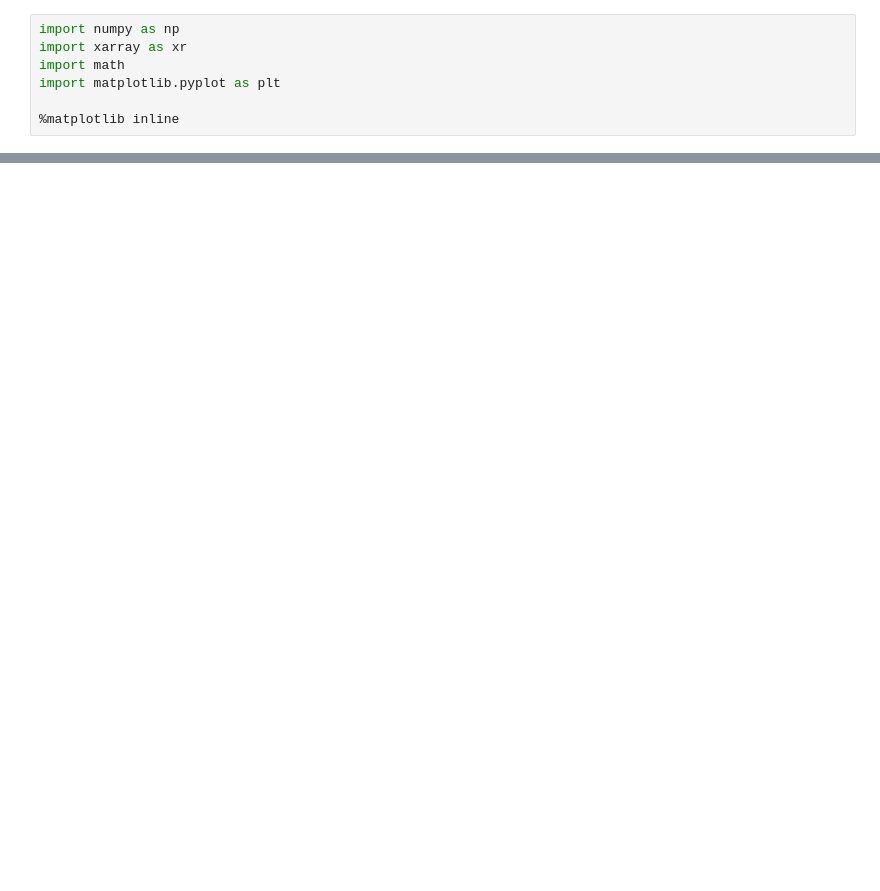
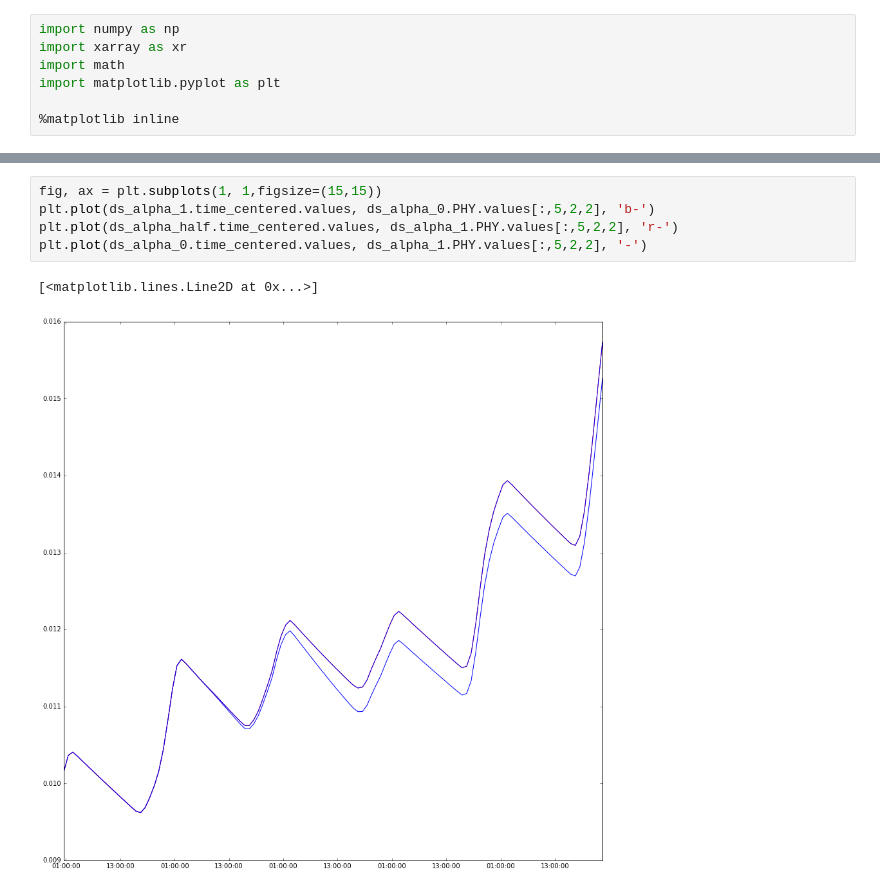
Before and after one commit to SalishSeaCast/analysis-james, a Jupyter notebook: notebooks/mesozoo_alpha_sensitivity.ipynb, the cells around one changed output, grey strips where cells are left out. Cells and saved outputs as stored; diff of their text form; blank space fills up the shorter version.

```diff
--- a/notebooks/mesozoo_alpha_sensitivity.ipynb
+++ b/notebooks/mesozoo_alpha_sensitivity.ipynb
@@ -77,0 +69,8 @@ mesh.set_clim(vmin=data_subset.min(), vmax=data_subset.max())
+# %%
+fig, ax = plt.subplots(1, 1,figsize=(15,15))
+plt.plot(ds_alpha_1.time_centered.values, ds_alpha_0.PHY.values[:,5,2,2], 'b-')
+plt.plot(ds_alpha_half.time_centered.values, ds_alpha_1.PHY.values[:,5,2,2], 'r-')
+plt.plot(ds_alpha_0.time_centered.values, ds_alpha_1.PHY.values[:,5,2,2], '-')
+# %% [output]
+[<matplotlib.lines.Line2D at 0x...>]
+[figure, added]
```
Also changed, not shown: parts of 7 cells of this notebook, 2 other files.
